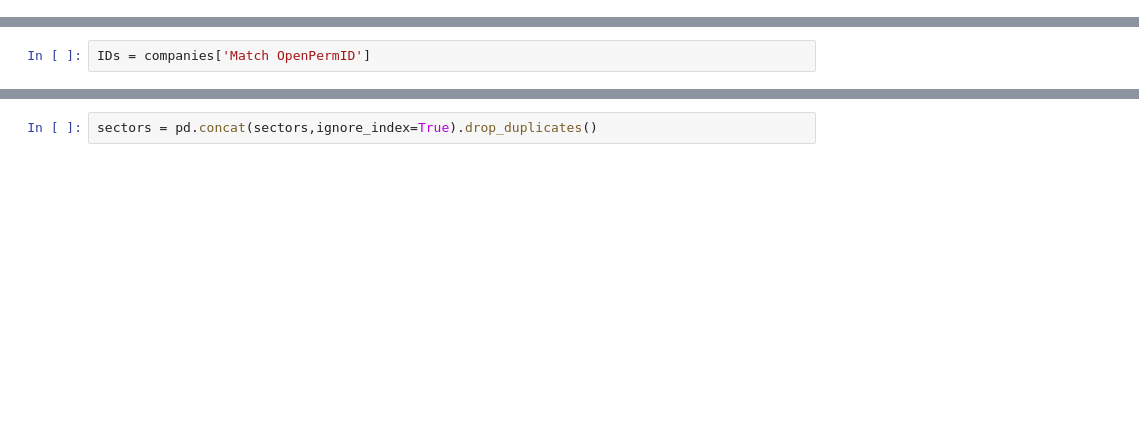
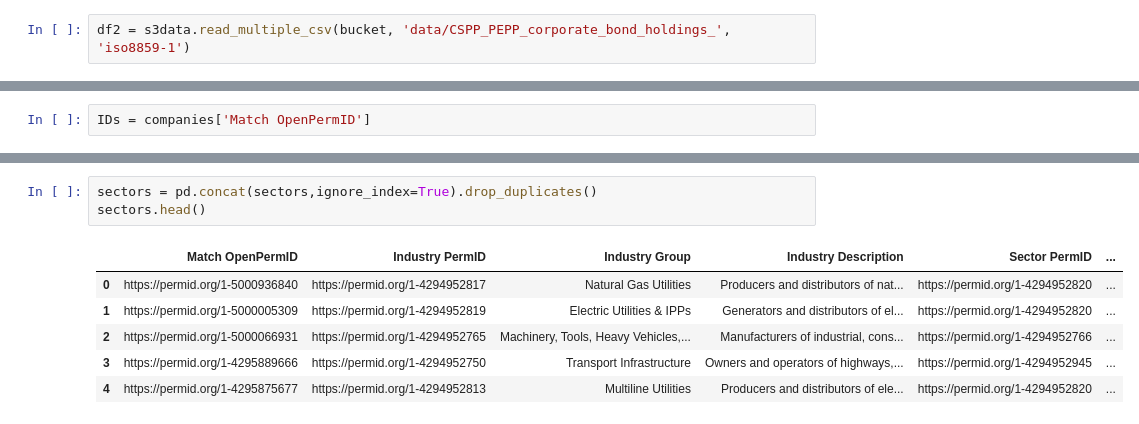
Before and after one commit to NinaMorgenstern/ECB-Bond-Purchases, a Jupyter notebook: Data Preparation.ipynb, the cells around one changed output, grey strips where cells are left out. Drawn from its saved outputs; the diff is of its cells as text; blank space fills up the shorter version.

```diff
--- a/Data Preparation.ipynb
+++ b/Data Preparation.ipynb
@@ -16,0 +26,2 @@ df = ed.pd_read_csv('data/*holdings_*.csv', 'iso8859-1')
+# %%
+df2 = s3data.read_multiple_csv(bucket, 'data/CSPP_PEPP_corporate_bond_holdings_', 'iso8859-1')
@@ -168,2 +196,10 @@ for permID in IDs:
 # %%
 sectors = pd.concat(sectors,ignore_index=True).drop_duplicates()
+sectors.head()
+# %% [output]
+|  | Match OpenPermID | Industry PermID | Industry Group | Industry Description | Sector PermID | ... |
+| 0 | https://permid.org/1-5000936840 | https://permid.org/1-4294952817 | Natural Gas Utilities | Producers and distributors of nat... | https://permid.org/1-4294952820 | ... |
+| 1 | https://permid.org/1-5000005309 | https://permid.org/1-4294952819 | Electric Utilities & IPPs | Generators and distributors of el... | https://permid.org/1-4294952820 | ... |
+| 2 | https://permid.org/1-5000066931 | https://permid.org/1-4294952765 | Machinery, Tools, Heavy Vehicles,... | Manufacturers of industrial, cons... | https://permid.org/1-4294952766 | ... |
+| 3 | https://permid.org/1-4295889666 | https://permid.org/1-4294952750 | Transport Infrastructure | Owners and operators of highways,... | https://permid.org/1-4294952945 | ... |
+| 4 | https://permid.org/1-4295875677 | https://permid.org/1-4294952813 | Multiline Utilities | Producers and distributors of ele... | https://permid.org/1-4294952820 | ... |
```
Also changed, not shown: parts of 35 cells of this notebook, 2 other files.
